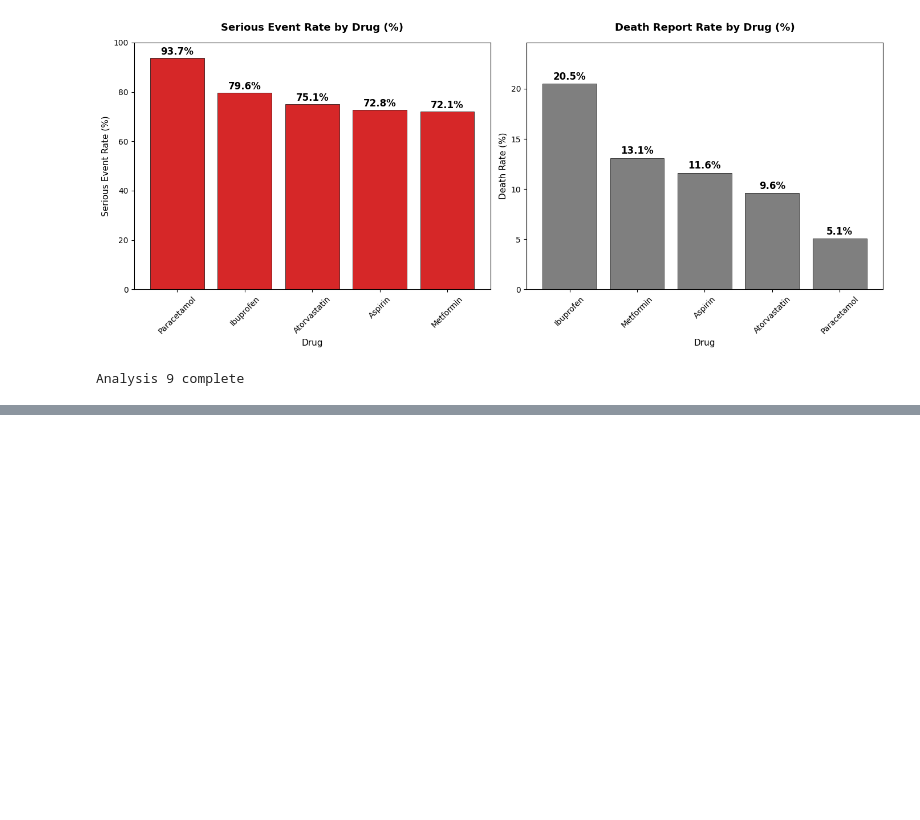
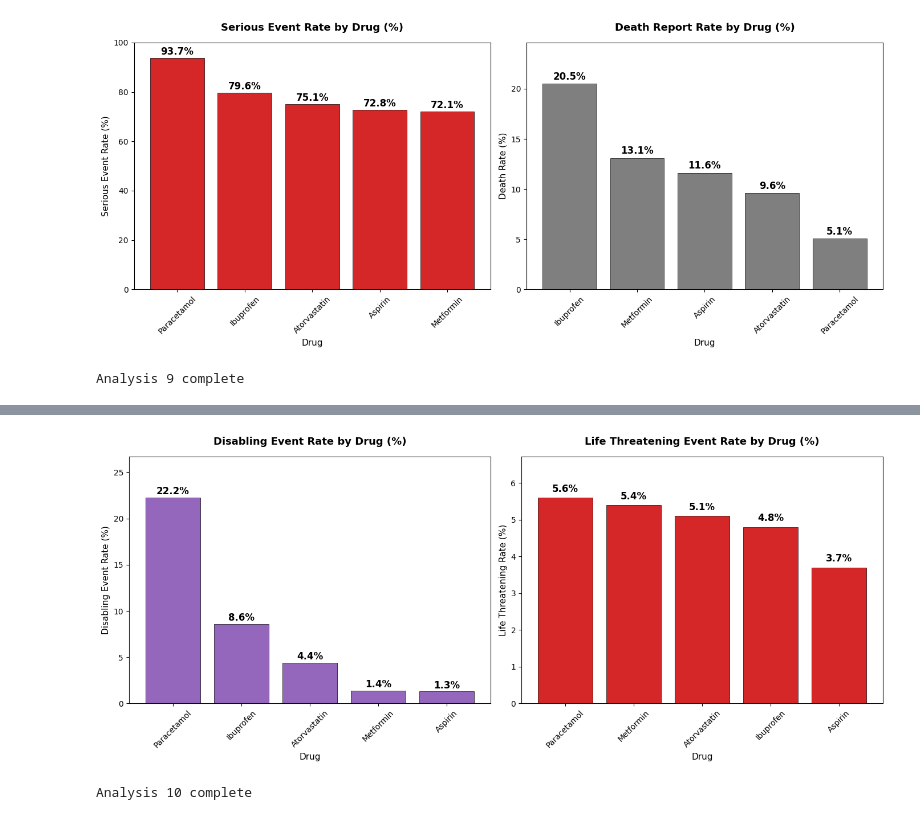
Before and after one commit to Kingsley-Eboh/fda-adverse-events-analysis, a Jupyter notebook: fda_adverse_events_analysis.ipynb, the cells around one changed output, grey strips where cells are left out. Cells and saved outputs as stored; diff of their text form; code cells hidden in the pictures; blank space fills up the shorter version.

Commit message:
Add analyses 10 to 12: disabling and life threatening event rates, drug specific reaction profiles and ROR signal detection

```diff
--- a/fda_adverse_events_analysis.ipynb
+++ b/fda_adverse_events_analysis.ipynb
@@ -733,0 +737,47 @@ Analysis 9 complete
+# %%
+
+fig, axes = plt.subplots(1, 2, figsize=(14, 6))
+
+disabling_rate = df.groupby('drug_name').apply(
+    lambda x: (x['seriousnessdisabling'] == '1').sum() / len(x) * 100
+).sort_values(ascending=False)
+
+bars = axes[0].bar(disabling_rate.index, disabling_rate.values,
+                   color='#9467bd', edgecolor='black', linewidth=0.5)
+axes[0].set_title('Disabling Event Rate by Drug (%)',
+                   fontsize=13, fontweight='bold', pad=15)
+axes[0].set_xlabel('Drug', fontsize=11)
+axes[0].set_ylabel('Disabling Event Rate (%)', fontsize=11)
+axes[0].set_ylim(0, disabling_rate.max() * 1.2)
+axes[0].tick_params(axis='x', rotation=45)
+for bar, v in zip(bars, disabling_rate.values):
+    axes[0].text(bar.get_x() + bar.get_width()/2,
+                v + 0.1, f'{v:.1f}%',
+                ha='center', va='bottom',
+                fontsize=12, fontweight='bold')
+
+lifethreat_rate = df.groupby('drug_name').apply(
+    lambda x: (x['seriousnesslifethreatening'] == '1').sum() / len(x) * 100
+).sort_values(ascending=False)
+
+bars2 = axes[1].bar(lifethreat_rate.index, lifethreat_rate.values,
+                    color='#d62728', edgecolor='black', linewidth=0.5)
+axes[1].set_title('Life Threatening Event Rate by Drug (%)',
+                   fontsize=13, fontweight='bold', pad=15)
+axes[1].set_xlabel('Drug', fontsize=11)
+axes[1].set_ylabel('Life Threatening Rate (%)', fontsize=11)
+axes[1].set_ylim(0, lifethreat_rate.max() * 1.2)
+axes[1].tick_params(axis='x', rotation=45)
+for bar, v in zip(bars2, lifethreat_rate.values):
+    axes[1].text(bar.get_x() + bar.get_width()/2,
+                v + 0.1, f'{v:.1f}%',
+                ha='center', va='bottom',
+                fontsize=12, fontweight='bold')
+
+plt.tight_layout()
+plt.savefig('figures/analysis10_disabling_lifethreat.png', dpi=150, bbox_inches='tight')
+plt.show()
+print("Analysis 10 complete")
+# %% [output]
+[figure, added]
+Analysis 10 complete
```
Also changed, not shown: parts of 5 cells of this notebook, 3 other files.
